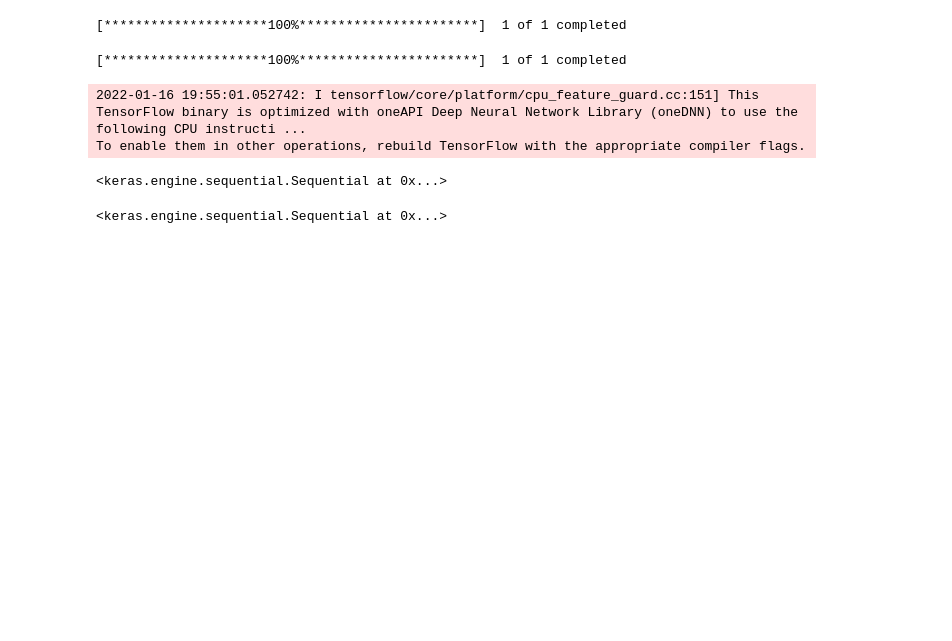
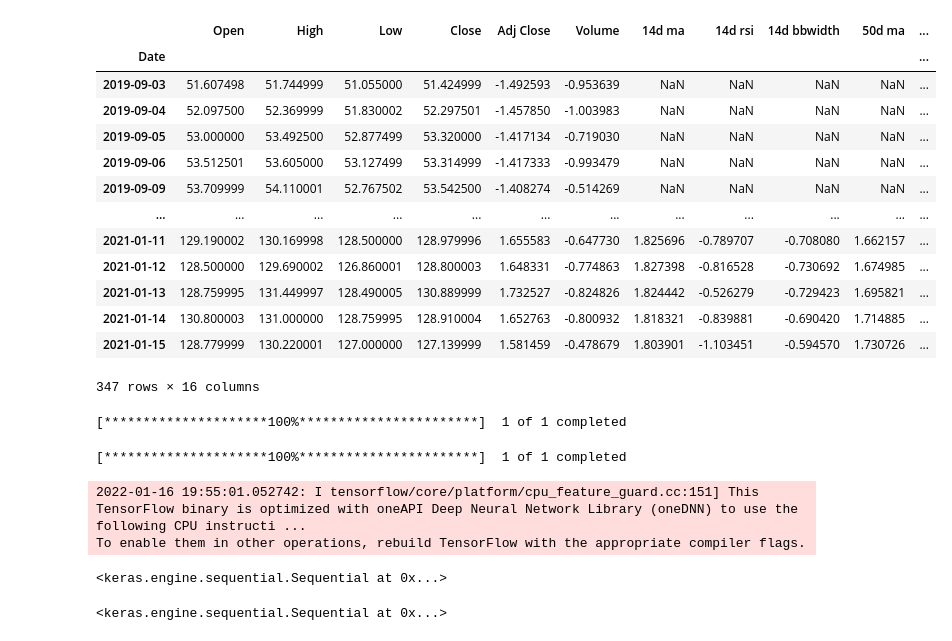
Before and after one commit to ivanlimsy/iOracle, a Jupyter notebook: notebooks/iOracle Ivan Test.ipynb, the cells around one changed output. Drawn from its saved outputs; the diff is of its cells as text; code cells hidden in the pictures; blank space fills up the shorter version.

```diff
--- a/notebooks/iOracle Ivan Test.ipynb
+++ b/notebooks/iOracle Ivan Test.ipynb
@@ -7,0 +11,4 @@ from iOracle import lstm as Lstm
+# %%
+df = pd.DataFrame()
+prep = PreProc.preproc(df)
+array = prep.get_lstm_pred_X(date='2021-1-15')
@@ -8,3 +49,20 @@ from iOracle import lstm as Lstm
+# %%
+df
+# %% [output]
+|  | Open | High | Low | Close | Adj Close | Volume | 14d ma | 14d rsi | 14d bbwidth | 50d ma | ... |
+| Date |  |  |  |  |  |  |  |  |  |  | ... |
+| 2019-09-03 | 51.607498 | 51.744999 | 51.055000 | 51.424999 | -1.492593 | -0.953639 | NaN | NaN | NaN | NaN | ... |
+| 2019-09-04 | 52.097500 | 52.369999 | 51.830002 | 52.297501 | -1.457850 | -1.003983 | NaN | NaN | NaN | NaN | ... |
+| 2019-09-05 | 53.000000 | 53.492500 | 52.877499 | 53.320000 | -1.417134 | -0.719030 | NaN | NaN | NaN | NaN | ... |
+| 2019-09-06 | 53.512501 | 53.605000 | 53.127499 | 53.314999 | -1.417333 | -0.993479 | NaN | NaN | NaN | NaN | ... |
+| 2019-09-09 | 53.709999 | 54.110001 | 52.767502 | 53.542500 | -1.408274 | -0.514269 | NaN | NaN | NaN | NaN | ... |
+| ... | ... | ... | ... | ... | ... | ... | ... | ... | ... | ... | ... |
+| 2021-01-11 | 129.190002 | 130.169998 | 128.500000 | 128.979996 | 1.655583 | -0.647730 | 1.825696 | -0.789707 | -0.708080 | 1.662157 | ... |
+| 2021-01-12 | 128.500000 | 129.690002 | 126.860001 | 128.800003 | 1.648331 | -0.774863 | 1.827398 | -0.816528 | -0.730692 | 1.674985 | ... |
+| 2021-01-13 | 128.759995 | 131.449997 | 128.490005 | 130.889999 | 1.732527 | -0.824826 | 1.824442 | -0.526279 | -0.729423 | 1.695821 | ... |
+| 2021-01-14 | 130.800003 | 131.000000 | 128.759995 | 128.910004 | 1.652763 | -0.800932 | 1.818321 | -0.839881 | -0.690420 | 1.714885 | ... |
+| 2021-01-15 | 128.779999 | 130.220001 | 127.000000 | 127.139999 | 1.581459 | -0.478679 | 1.803901 | -1.103451 | -0.594570 | 1.730726 | ... |
+347 rows × 16 columns
 # %%
 df = data._get_dataframe('AAPL', start="2017-01-01", end="2022-01-01")
 # %% [output]
```
Also changed, not shown: parts of 10 cells of this notebook, 1 other file.
